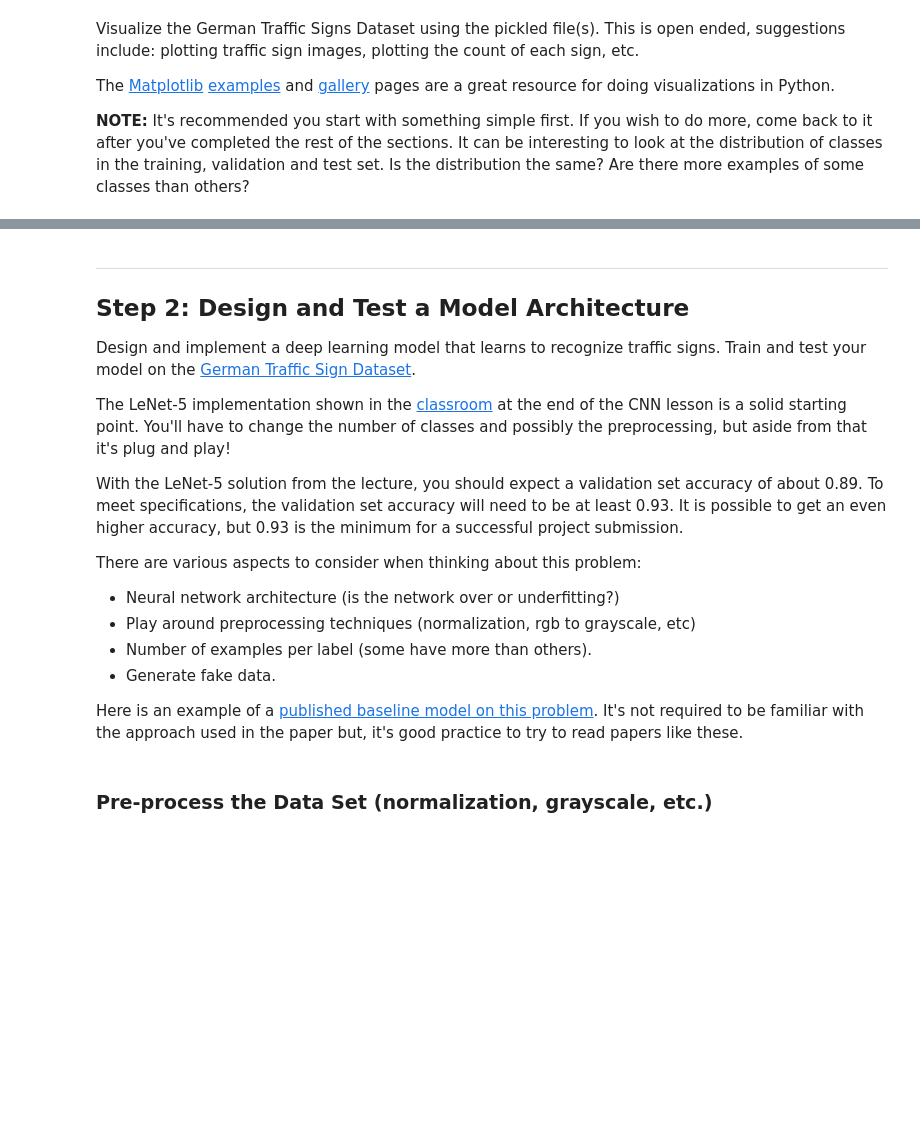
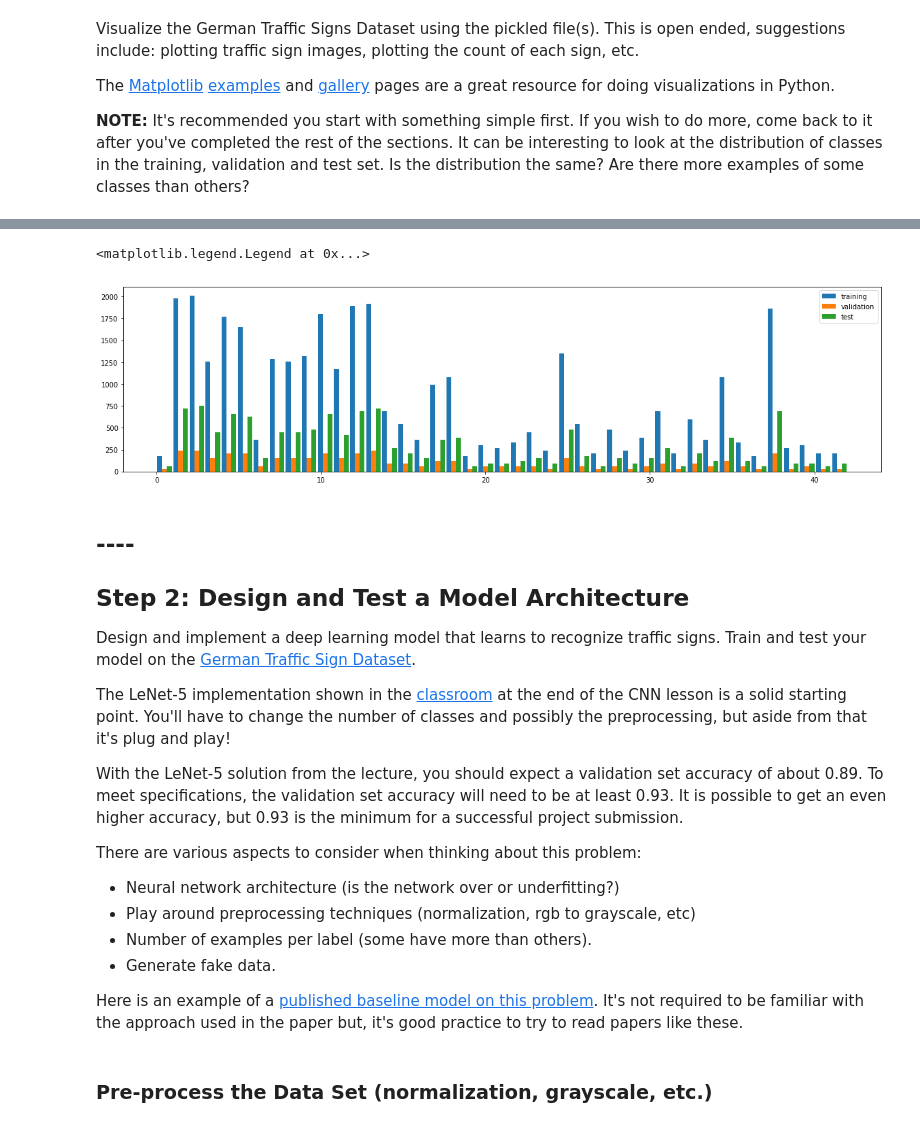
Before and after one commit to binderjens/udacity-sdc, a Jupyter notebook: TrafficSigns-P2/Traffic_Sign_Classifier.ipynb, the cells around one changed output, grey strips where cells are left out. Cells and saved outputs as stored; diff of their text form; code cells hidden in the pictures; blank space fills up the shorter version.

```diff
--- a/TrafficSigns-P2/Traffic_Sign_Classifier.ipynb
+++ b/TrafficSigns-P2/Traffic_Sign_Classifier.ipynb
@@ -145,5 +152,13 @@ plot_images(X_train[1000:1010],y_train[1000:1010])
+# %%
+plt.figure(figsize=(20,5))
+plt.hist([y_train, y_valid, y_test], bins = n_classes, rwidth=0.9, label=['training','validation','test'])
+plt.legend(prop={'size': 10})
+# pretty bad distribution over the classes but at least the distribution is almost the same for all data sets
+# %% [output]
+<matplotlib.legend.Legend at 0x...>
+[figure, added]
 # %% [markdown]
-----
+## ----
 
 ## Step 2: Design and Test a Model Architecture
 
```
Also changed, not shown: parts of 30 cells of this notebook, 11 other files.
